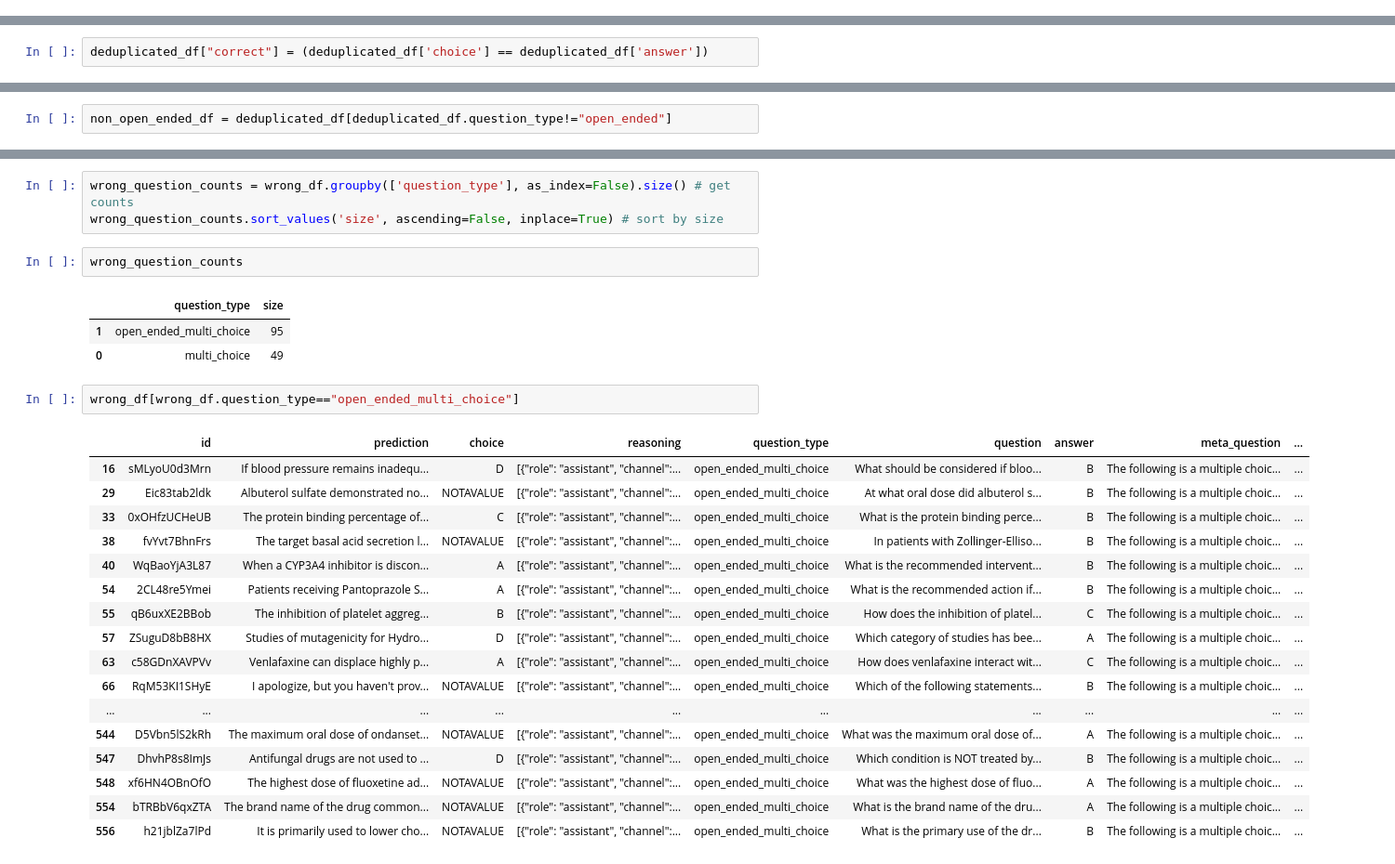
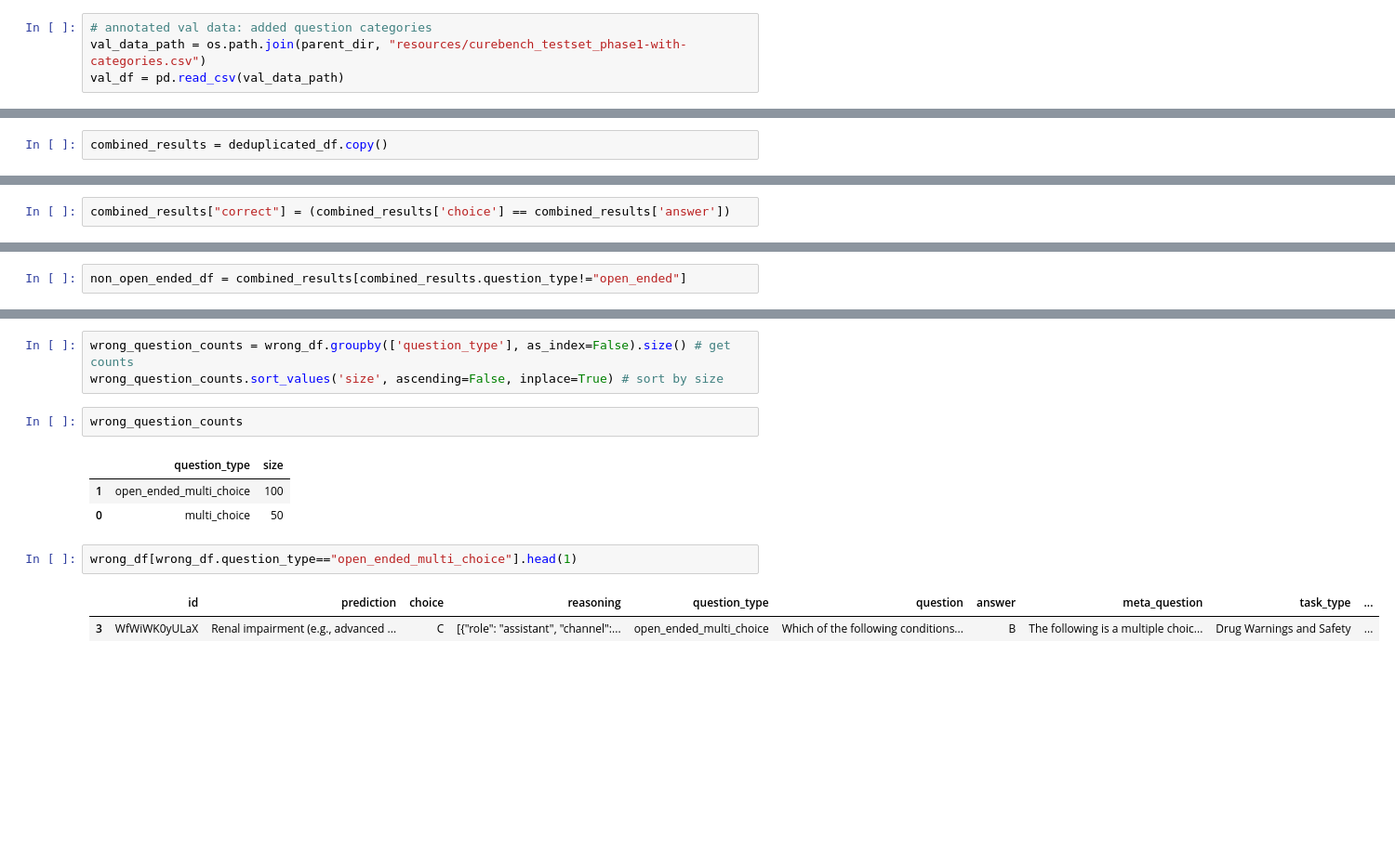
Before and after one commit to christiejibaraki/CUREBench, a Jupyter notebook: notebooks/5-results.ipynb, the cells around one changed output, grey strips where cells are left out. Shown: that part at 93% size. Drawn from its saved outputs; the diff is of its cells as text; blank space fills up the shorter version.

Commit message:
results notebook update

```diff
--- a/notebooks/5-results.ipynb
+++ b/notebooks/5-results.ipynb
@@ -83,3 +29,7 @@ val_df = pd.DataFrame(val_data_list)
+# %%
+# annotated val data: added question categories
+val_data_path = os.path.join(parent_dir, "resources/curebench_testset_phase1-with-categories.csv")
+val_df = pd.read_csv(val_data_path)
 # %%
 print(f"number of rows in val set: {len(val_df):,}")
 # %% [output]
@@ -177,0 +155,2 @@ len(deduplicated_df )
+# %%
+combined_results = deduplicated_df.copy()
@@ -185,2 +171,2 @@ deduplicated_df.head(1)
 # %%
-deduplicated_df["correct"] = (deduplicated_df['choice'] == deduplicated_df['answer'])
+combined_results["correct"] = (combined_results['choice'] == combined_results['answer'])
@@ -200,5 +175,5 @@ deduplicated_df.head(1)
 # %%
-non_open_ended_df = deduplicated_df[deduplicated_df.question_type!="open_ended"]
+non_open_ended_df = combined_results[combined_results.question_type!="open_ended"]
 # %%
 len(non_open_ended_df[non_open_ended_df.correct==True])
 # %% [output]
@@ -239,28 +246,13 @@ wrong_question_counts.sort_values('size', ascending=False, inplace=True) # sort
 wrong_question_counts
 # %% [output]
 |  | question_type | size |
-| 1 | open_ended_multi_choice | 95 |
-| 0 | multi_choice | 49 |
+| 1 | open_ended_multi_choice | 100 |
+| 0 | multi_choice | 50 |
 # %%
-wrong_df[wrong_df.question_type=="open_ended_multi_choice"]
+wrong_df[wrong_df.question_type=="open_ended_multi_choice"].head(1)
 # %% [output]
-|  | id | prediction | choice | reasoning | question_type | question | answer | meta_question | ... |
-| 16 | sMLyoU0d3Mrn | If blood pressure remains inadequ... | D | [{"role": "assistant", "channel":... | open_ended_multi_choice | What should be considered if bloo... | B | The following is a multiple choic... | ... |
-| 29 | Eic83tab2ldk | Albuterol sulfate demonstrated no... | NOTAVALUE | [{"role": "assistant", "channel":... | open_ended_multi_choice | At what oral dose did albuterol s... | B | The following is a multiple choic... | ... |
-| 33 | 0xOHfzUCHeUB | The protein binding percentage of... | C | [{"role": "assistant", "channel":... | open_ended_multi_choice | What is the protein binding perce... | B | The following is a multiple choic... | ... |
-| 38 | fvYvt7BhnFrs | The target basal acid secretion l... | NOTAVALUE | [{"role": "assistant", "channel":... | open_ended_multi_choice | In patients with Zollinger-Elliso... | B | The following is a multiple choic... | ... |
-| 40 | WqBaoYjA3L87 | When a CYP3A4 inhibitor is discon... | A | [{"role": "assistant", "channel":... | open_ended_multi_choice | What is the recommended intervent... | B | The following is a multiple choic... | ... |
-| 54 | 2CL48re5Ymei | Patients receiving Pantoprazole S... | A | [{"role": "assistant", "channel":... | open_ended_multi_choice | What is the recommended action if... | B | The following is a multiple choic... | ... |
-| 55 | qB6uxXE2BBob | The inhibition of platelet aggreg... | B | [{"role": "assistant", "channel":... | open_ended_multi_choice | How does the inhibition of platel... | C | The following is a multiple choic... | ... |
-| 57 | ZSuguD8bB8HX | Studies of mutagenicity for Hydro... | D | [{"role": "assistant", "channel":... | open_ended_multi_choice | Which category of studies has bee... | A | The following is a multiple choic... | ... |
-| 63 | c58GDnXAVPVv | Venlafaxine can displace highly p... | A | [{"role": "assistant", "channel":... | open_ended_multi_choice | How does venlafaxine interact wit... | C | The following is a multiple choic... | ... |
-| 66 | RqM53KI1SHyE | I apologize, but you haven't prov... | NOTAVALUE | [{"role": "assistant", "channel":... | open_ended_multi_choice | Which of the following statements... | B | The following is a multiple choic... | ... |
-| ... | ... | ... | ... | ... | ... | ... | ... | ... | ... |
-| 544 | D5Vbn5lS2kRh | The maximum oral dose of ondanset... | NOTAVALUE | [{"role": "assistant", "channel":... | open_ended_multi_choice | What was the maximum oral dose of... | A | The following is a multiple choic... | ... |
-| 547 | DhvhP8s8ImJs | Antifungal drugs are not used to ... | D | [{"role": "assistant", "channel":... | open_ended_multi_choice | Which condition is NOT treated by... | B | The following is a multiple choic... | ... |
-| 548 | xf6HN4OBnOfO | The highest dose of fluoxetine ad... | NOTAVALUE | [{"role": "assistant", "channel":... | open_ended_multi_choice | What was the highest dose of fluo... | A | The following is a multiple choic... | ... |
-| 554 | bTRBbV6qxZTA | The brand name of the drug common... | NOTAVALUE | [{"role": "assistant", "channel":... | open_ended_multi_choice | What is the brand name of the dru... | A | The following is a multiple choic... | ... |
-| 556 | h21jblZa7lPd | It is primarily used to lower cho... | NOTAVALUE | [{"role": "assistant", "channel":... | open_ended_multi_choice | What is the primary use of the dr... | B | The following is a multiple choic... | ... |
+|  | id | prediction | choice | reasoning | question_type | question | answer | meta_question | task_type | ... |
+| 3 | WfWiWK0yULaX | Renal impairment (e.g., advanced ... | C | [{"role": "assistant", "channel":... | open_ended_multi_choice | Which of the following conditions... | B | The following is a multiple choic... | Drug Warnings and Safety | ... |
 # %%
 wrong_df[wrong_df.question_type=="open_ended_multi_choice"].groupby(['choice'], as_index=False).size()
 # %% [output]
```
Also changed, not shown: parts of 39 cells of this notebook, 8 other files.
